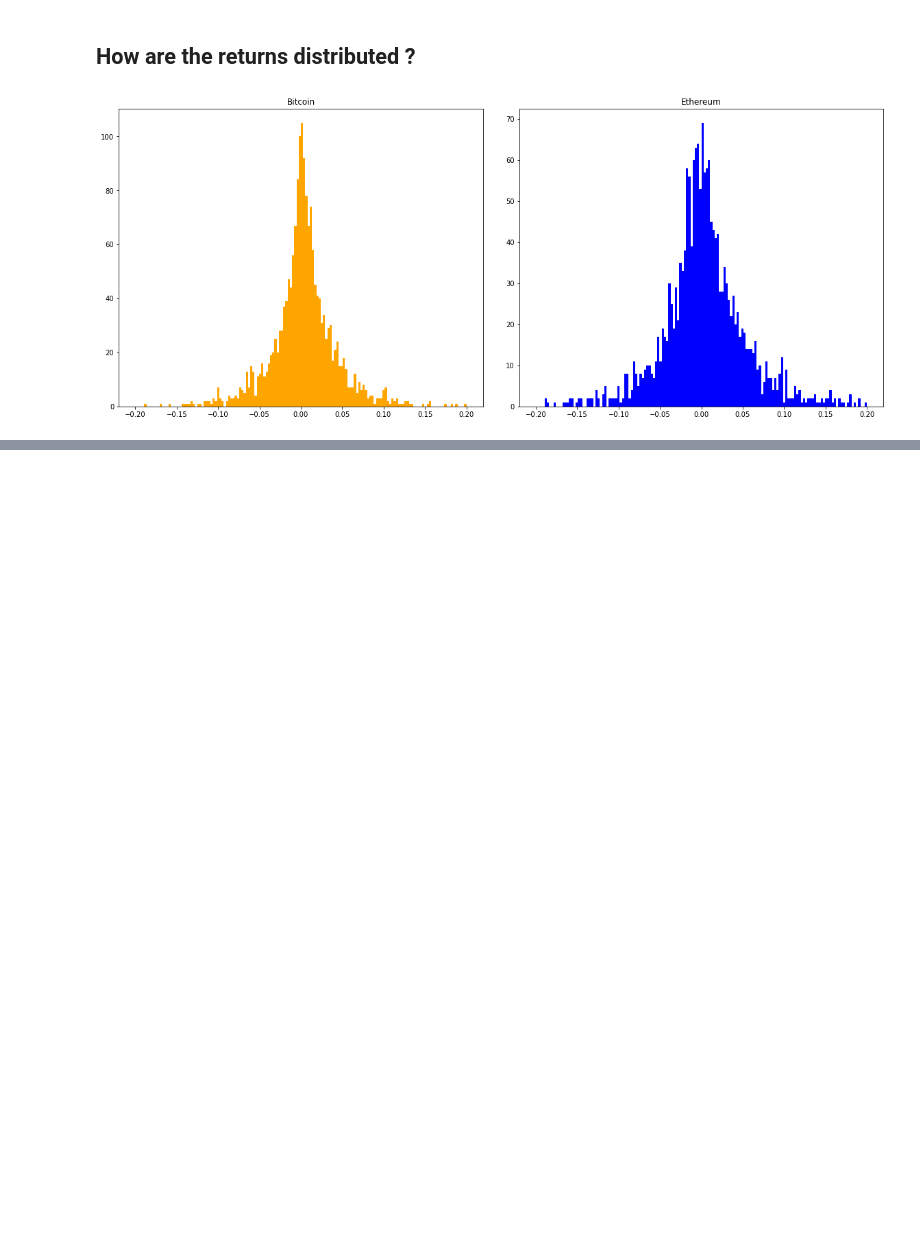
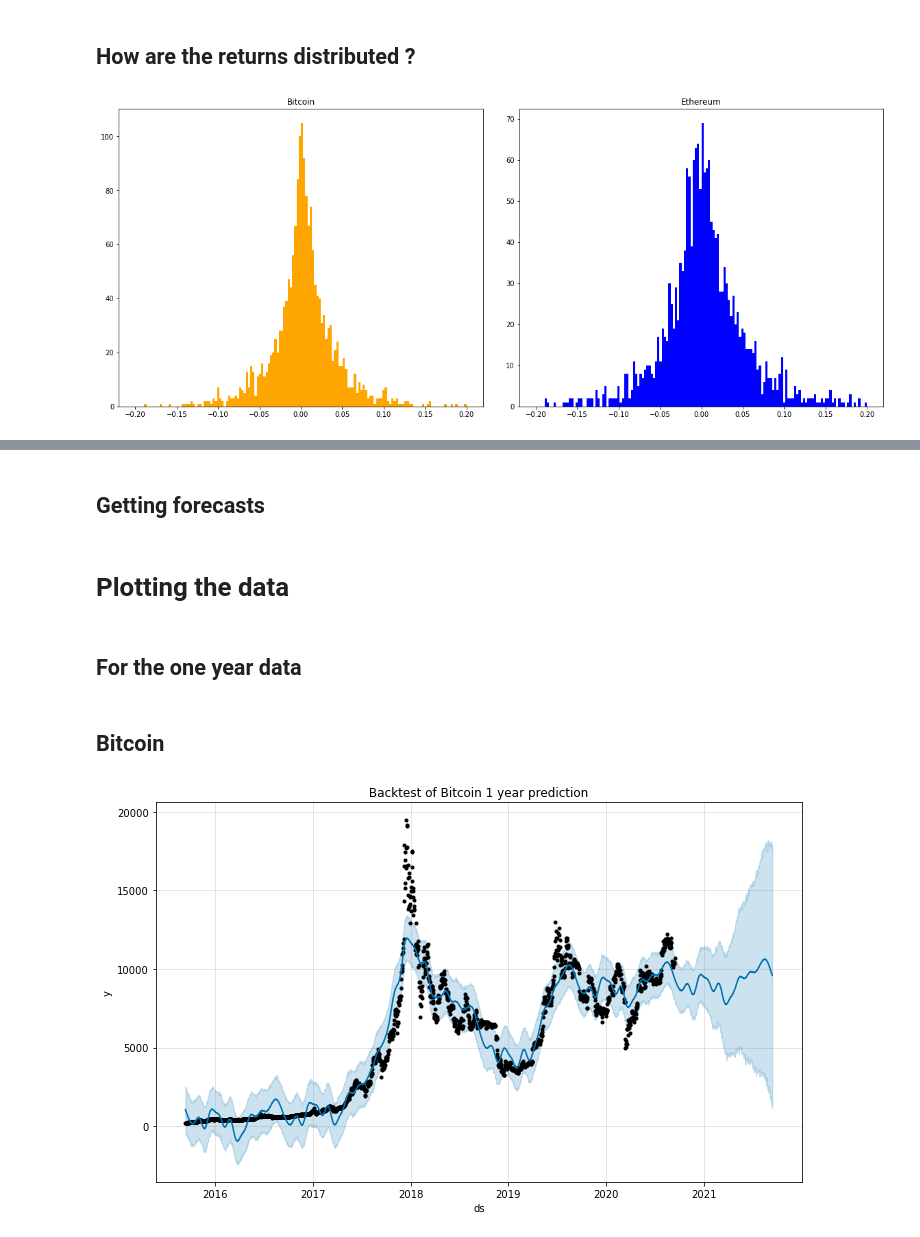
Before and after one commit to rayaroun/Data-Analytics-Projects, a Jupyter notebook: Cryptocurrency Analysis/Analysis and Prediction using Python.ipynb, the cells around one changed output, grey strips where cells are left out. Drawn from its saved outputs; the diff is of its cells as text; code cells hidden in the pictures; blank space fills up the shorter version.

```diff
--- a/Cryptocurrency Analysis/Analysis and Prediction using Python.ipynb
+++ b/Cryptocurrency Analysis/Analysis and Prediction using Python.ipynb
@@ -126,0 +216,8 @@ plt.show()
+# %%
+model_fb_1_btc = Prophet()
+
+df1 = df1.reset_index()
+
+df1[[ 'ds' , 'y' ]] = df1[[ 'Date' , 'BTC-USD' ]]
+
+model_fb_1_btc.fit(df1)
@@ -126,0 +256,6 @@ plt.show()
+# %%
+# Future of bitcoin and ethereum
+
+future_1_btc = model_fb_1_btc.make_future_dataframe(periods = 365)
+
+future_1_eth = model_fb_1_eth.make_future_dataframe(periods = 365)
@@ -126,0 +266,24 @@ plt.show()
+# %% [markdown]
+## Getting forecasts
+# %%
+forecast_1_btc = model_fb_1_btc.predict(future_1_btc)
+
+forecast_1_eth = model_fb_1_eth.predict(future_1_eth)
+
+forecast_2_btc = model_fb_2_btc.predict(future_2_btc)
+
+forecast_2_eth = model_fb_2_eth.predict(future_2_eth)
+# %% [markdown]
+# Plotting the data
+# %% [markdown]
+## For the one year data
+# %% [markdown]
+## Bitcoin
+# %%
+model_fb_1_btc.plot(forecast_1_btc)
+
+plt.title(' Backtest of Bitcoin 1 year prediction ')
+
+plt.show()
+# %% [output]
+[figure, added]
```
Also changed, not shown: parts of 36 cells of this notebook.
